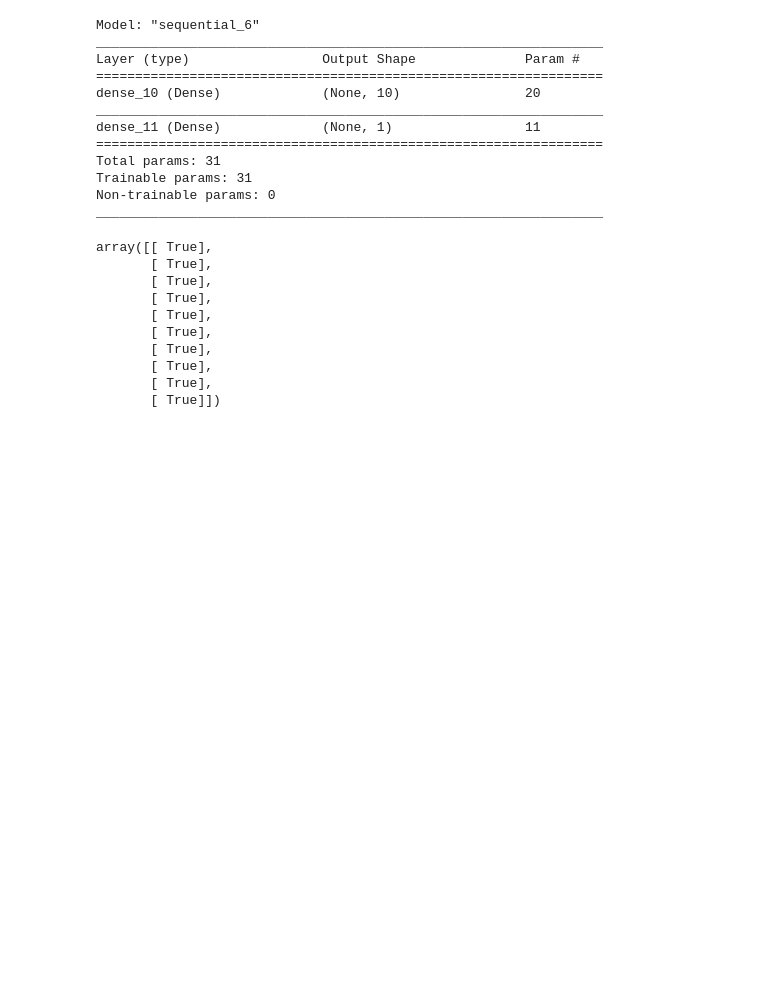
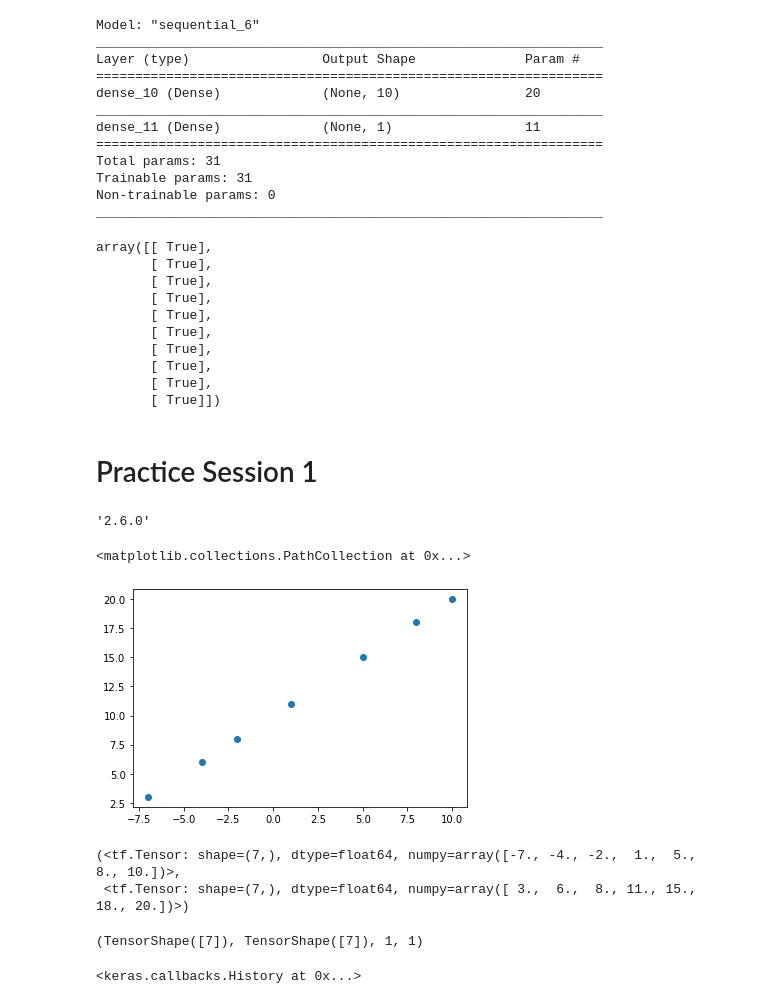
Before and after one commit to Priyo-prog/Deep-Learning-with-Tensorflow, a Jupyter notebook: Neural Network Regression with Tensorflow/Neural_Network_Regression.ipynb, the cells around one changed output. Saved outputs shown, nothing was run; the diff lists cells and outputs as text; code cells hidden in the pictures; blank space fills up the shorter version.

```diff
--- a/Neural Network Regression with Tensorflow/Neural_Network_Regression.ipynb
+++ b/Neural Network Regression with Tensorflow/Neural_Network_Regression.ipynb
@@ -791,3 +791,5 @@ array([[ True],
        [ True],
        [ True],
        [ True]])
+# %% [markdown]
+# Practice Session 1
@@ -793,0 +801,45 @@ array([[ True],
+# %%
+tf.__version__
+# %% [output]
+'2.6.0'
+# %%
+# Create dataset
+X = np.array([-7.0, -4.0, -2.0, 1.0, 5.0, 8.0, 10.0])
+y = np.array([3.0,6.0,8.0, 11.0, 15.0, 18.0, 20.0]) # Trend is y=X+10
+# %%
+# Visualize the data
+plt.scatter(X,y)
+# %% [output]
+<matplotlib.collections.PathCollection at 0x...>
+[figure, added]
+# %%
+# Convert the data to tensors
+X = tf.constant(X)
+y = tf.constant(y)
+X, y
+# %% [output]
+(<tf.Tensor: shape=(7,), dtype=float64, numpy=array([-7., -4., -2.,  1.,  5.,  8., 10.])>,
+ <tf.Tensor: shape=(7,), dtype=float64, numpy=array([ 3.,  6.,  8., 11., 15., 18., 20.])>)
+# %%
+X.shape, y.shape, X.ndim, y.ndim
+# %% [output]
+(TensorShape([7]), TensorShape([7]), 1, 1)
+# %%
+# Create the neural Network model
+tf.random.set_seed(42)
+
+# 1. Create the model
+model_1 = tf.keras.Sequential([
+          tf.keras.layers.Dense(10),
+          tf.keras.layers.Dense(1)
+])
+
+# 2. Compile the model
+model_1.compile(loss=tf.keras.losses.mae,
+                optimizer=tf.keras.optimizers.SGD(),
+                metrics=["mae"])
+
+# 3. Train the model
+model_1.fit(X,y, epochs=50, verbose=0)
+# %% [output]
+<keras.callbacks.History at 0x...>
```
Also changed, not shown: parts of 6 cells of this notebook.
